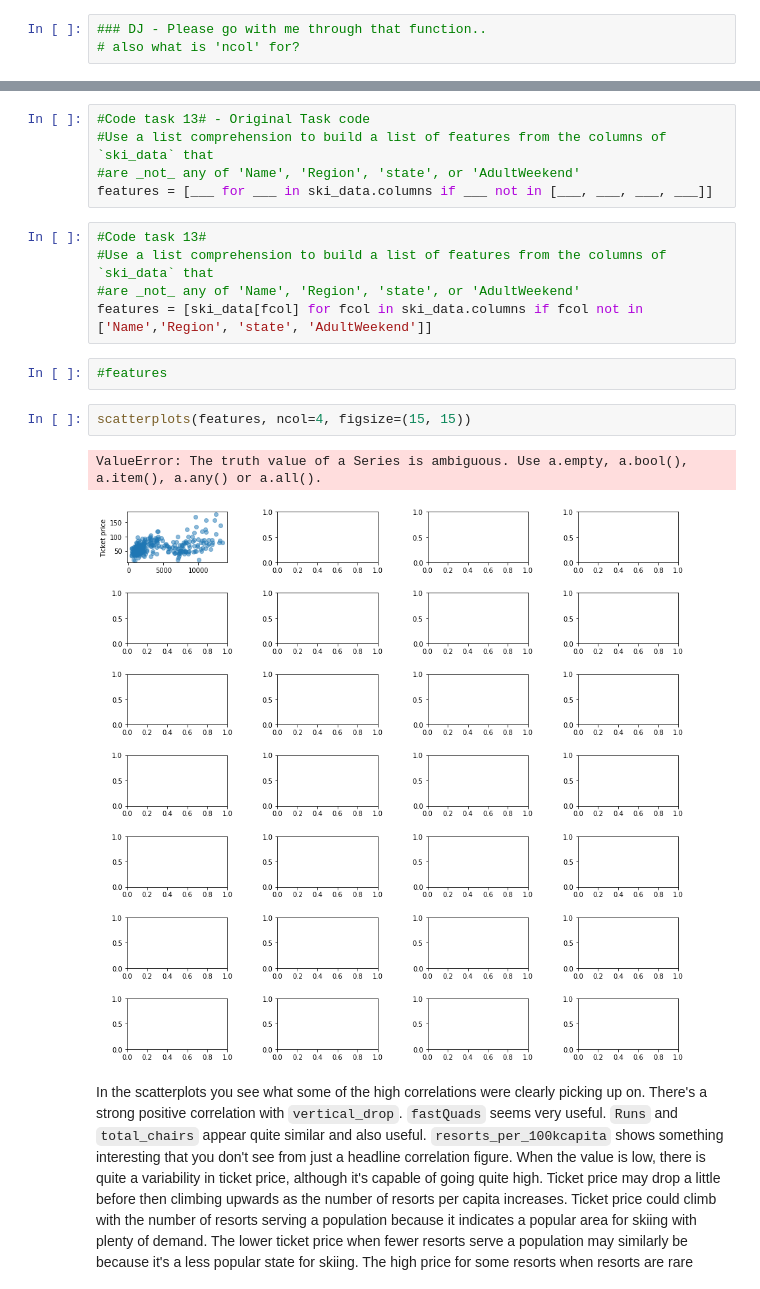
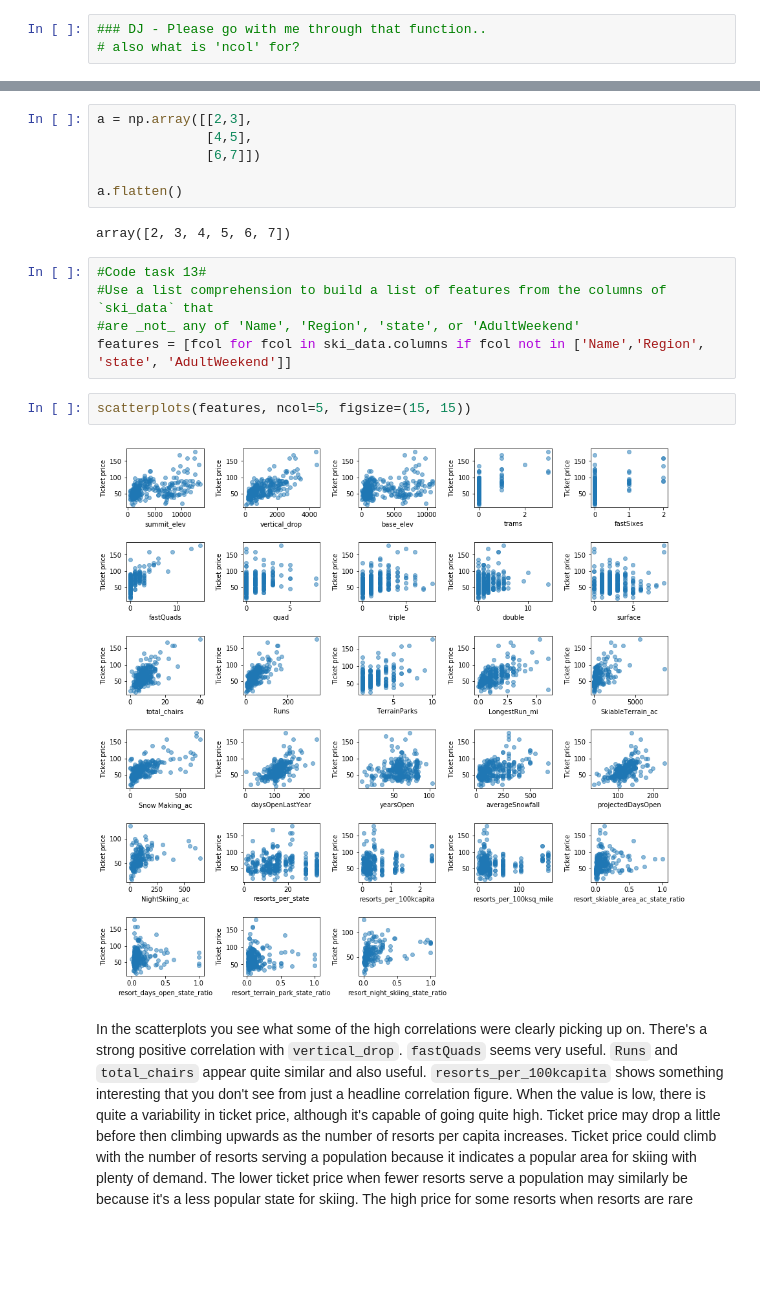
Before and after one commit to Libiv/DataScienceGuidedCapstone, a Jupyter notebook: Notebooks/03_exploratory_data_analysis.ipynb, the cells around one changed output, grey strips where cells are left out. Cells and saved outputs as stored; diff of their text form; blank space fills up the shorter version.

```diff
--- a/Notebooks/03_exploratory_data_analysis.ipynb
+++ b/Notebooks/03_exploratory_data_analysis.ipynb
@@ -891,20 +901,20 @@ def scatterplots(columns, ncol=None, figsize=(15, 8)):
+# %%
+a = np.array([[2,3],
+              [4,5],
+              [6,7]])
+
+a.flatten()
+# %% [output]
+array([2, 3, 4, 5, 6, 7])
 # %%
-#Code task 13# - Original Task code
+#Code task 13#
 #Use a list comprehension to build a list of features from the columns of `ski_data` that
 #are _not_ any of 'Name', 'Region', 'state', or 'AdultWeekend'
-features = [___ for ___ in ski_data.columns if ___ not in [___, ___, ___, ___]]
+features = [fcol for fcol in ski_data.columns if fcol not in ['Name','Region', 'state', 'AdultWeekend']]
-# %%
-#Code task 13#
-#Use a list comprehension to build a list of features from the columns of `ski_data` that
-#are _not_ any of 'Name', 'Region', 'state', or 'AdultWeekend'
-features = [ski_data[fcol] for fcol in ski_data.columns if fcol not in ['Name','Region', 'state', 'AdultWeekend']]
-# %%
-#features
 # %%
-scatterplots(features, ncol=4, figsize=(15, 15))
+scatterplots(features, ncol=5, figsize=(15, 15))
 # %% [output]
-ValueError: The truth value of a Series is ambiguous. Use a.empty, a.bool(), a.item(), a.any() or a.all().
-[figure, old version]
+[figure, new version]
 # %% [markdown]
 In the scatterplots you see what some of the high correlations were clearly picking up on. There's a strong positive correlation with `vertical_drop`. `fastQuads` seems very useful. `Runs` and `total_chairs` appear quite similar and also useful. `resorts_per_100kcapita` shows something interesting that you don't see from just a headline correlation figure. When the value is low, there is quite a variability in ticket price, although it's capable of going quite high. Ticket price may drop a little before then climbing upwards as the number of resorts per capita increases. Ticket price could climb with the number of resorts serving a population because it indicates a popular area for skiing with plenty of demand. The lower ticket price when fewer resorts serve a population may similarly be because it's a less popular state for skiing. The high price for some resorts when resorts are rare (relative to the population size) may indicate areas where a small number of resorts can benefit from a monopoly effect. It's not a clear picture, although we have some interesting signs.
 # %% [markdown]
```
Also changed, not shown: parts of 2 cells of this notebook, 2 other files.
